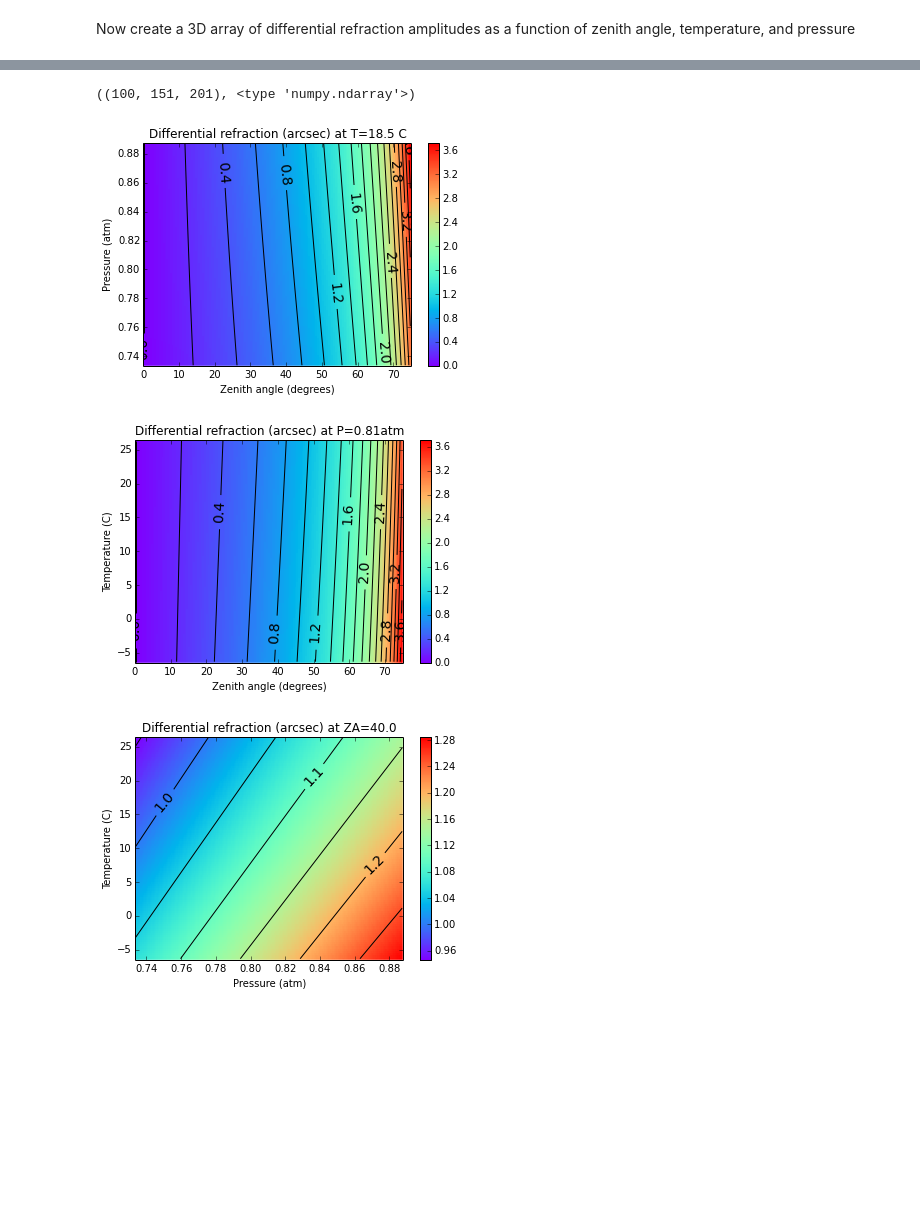
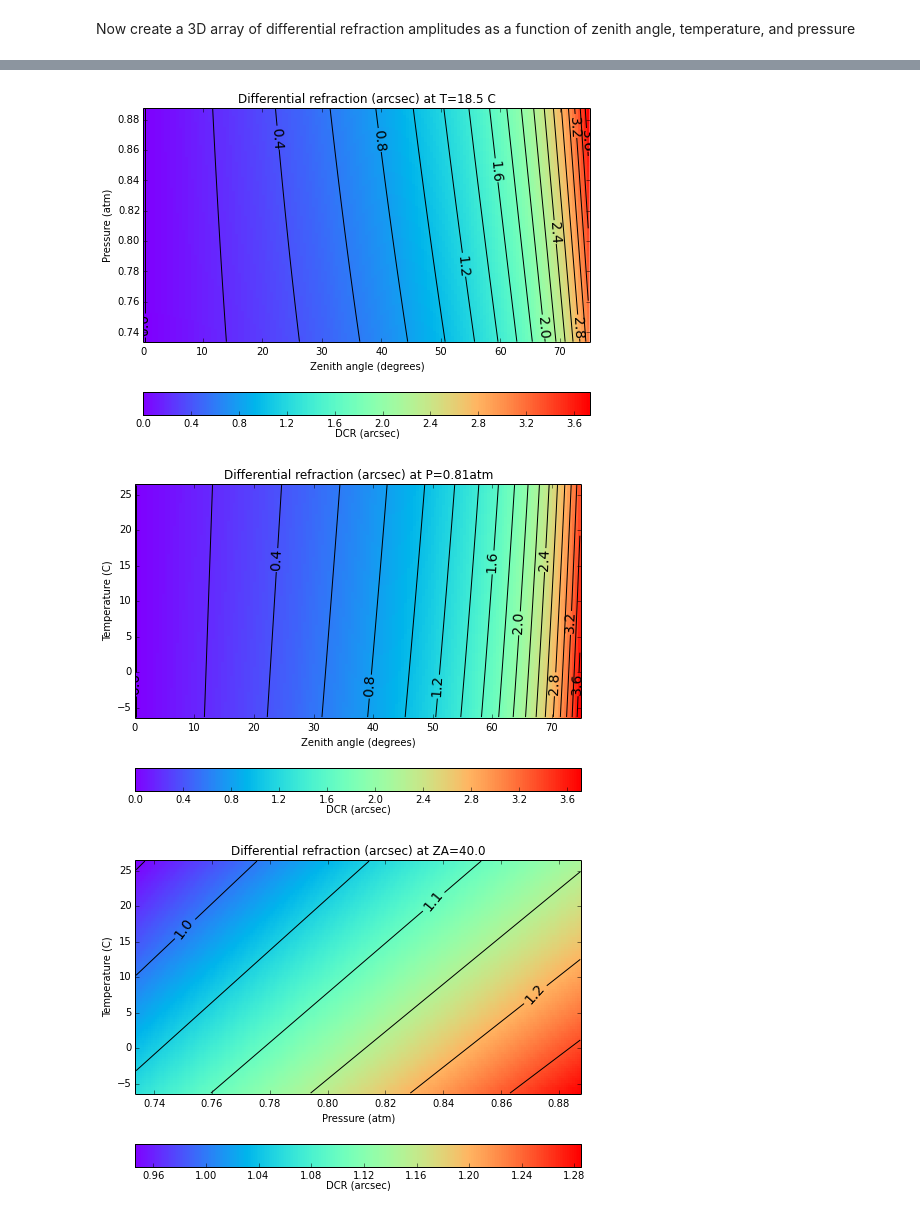
Before and after one commit to isullivan/LSST-DCR, a Jupyter notebook: DCR test code/DCR plots.ipynb, the cells around one changed output, grey strips where cells are left out. Drawn from its saved outputs; the diff is of its cells as text; code cells hidden in the pictures; blank space fills up the shorter version.

```diff
--- a/DCR test code/DCR plots.ipynb
+++ b/DCR test code/DCR plots.ipynb
@@ -102,37 +115,35 @@ for p_i in range(pressures.size):
-# %%
-print(diff_refract_arr.shape, type(diff_refract_arr))
-# %% [output]
-((100, 151, 201), <type 'numpy.ndarray'>)
 # %%
 Y = pressures
 X = zenith_angles
 z_slice = 75
 Z = arcsec(diff_refract_arr[z_slice, :, :]).T
 
 x_min, x_max = minmax(X)
 y_min, y_max = minmax(Y)
 X, Y = np.meshgrid(X, Y)
 
-fig = plt.figure()
+fig = plt.figure(figsize=(8,6))
 extent = [x_min, x_max, y_min, y_max]
 fig_show = plt.imshow(Z, interpolation='none', origin='lower', cmap=cm.rainbow, extent=extent)
 levels = np.arange(0, 4, 0.2)
 CS = plt.contour( Z, levels=levels, origin='lower', linewidths=1, colors='k', extent=extent)
 
 ax = fig.add_subplot(1,1,1)
 ax.set_aspect('auto')
 ax.set_xlabel('Zenith angle (degrees)')
 ax.set_ylabel('Pressure (atm)')
 plt.clabel(CS, levels[0::2], inline=1, fmt='%1.1f', fontsize=14, colors='k')
 
 ptitle=plt.title('Differential refraction (arcsec) at T=' + str(round(temps[z_slice]*100)/100) + ' C')
 
 
-cbar=plt.colorbar(fig_show, orientation='vertical', shrink=1)
+cbar=plt.colorbar(fig_show, orientation='horizontal', shrink=1)
+cbar.set_label('DCR (arcsec)', labelpad=0, rotation=0)
+plt.savefig('DCR_ZA-Pressure.png')
 
 plt.show()
 # %% [output]
-[figure, old version]
+[figure, new version]
 # %%
 Y = temps
 X = zenith_angles
@@ -143,7 +154,7 @@ x_min, x_max = minmax(X)
 y_min, y_max = minmax(Y)
 X, Y = np.meshgrid(X, Y)
 
-fig = plt.figure()
+fig = plt.figure(figsize=(8,6))
 extent = [x_min, x_max, y_min, y_max]
 fig_show = plt.imshow(Z, interpolation='none', origin='lower', cmap=cm.rainbow, extent=extent)
 levels = np.arange(0, 4, 0.2)
@@ -157,12 +168,12 @@ plt.clabel(CS, levels[0::2], inline=1, fmt='%1.1f', fontsize=14, colors='k')
 
 ptitle=plt.title('Differential refraction (arcsec) at P=' + str(round(pressures[z_slice]*100)/100) + 'atm')
 
-
-cbar=plt.colorbar(fig_show, orientation='vertical', shrink=1)
-
+cbar=plt.colorbar(fig_show, orientation='horizontal', shrink=1)
+cbar.set_label('DCR (arcsec)', labelpad=0, rotation=0)
+plt.savefig('DCR_ZA-Temperature.png')
 plt.show()
 # %% [output]
-[figure, old version]
+[figure, new version]
 # %%
 X = pressures
 Y = temps
@@ -173,7 +184,7 @@ x_min, x_max = minmax(X)
 y_min, y_max = minmax(Y)
 X, Y = np.meshgrid(X, Y)
 
-fig = plt.figure()
+fig = plt.figure(figsize=(8,6))
 extent = [x_min, x_max, y_min, y_max]
 fig_show = plt.imshow(Z, interpolation='none', origin='lower', cmap=cm.rainbow, extent=extent)
 levels = np.arange(0, 4, 0.05)
@@ -187,9 +198,9 @@ plt.clabel(CS, levels[0::2], inline=1, fmt='%1.1f', fontsize=14, colors='k')
 
 ptitle=plt.title('Differential refraction (arcsec) at ZA=' + str(zenith_angles[z_slice]))
 
-
-cbar=plt.colorbar(fig_show, orientation='vertical', shrink=1)
-
+cbar=plt.colorbar(fig_show, orientation='horizontal', shrink=1)
+cbar.set_label('DCR (arcsec)', labelpad=0, rotation=0)
+plt.savefig('DCR_Pressure-Temperature.png')
 plt.show()
 # %% [output]
-[figure, old version]
+[figure, new version]
```
Also changed, not shown: parts of 28 cells of this notebook.
